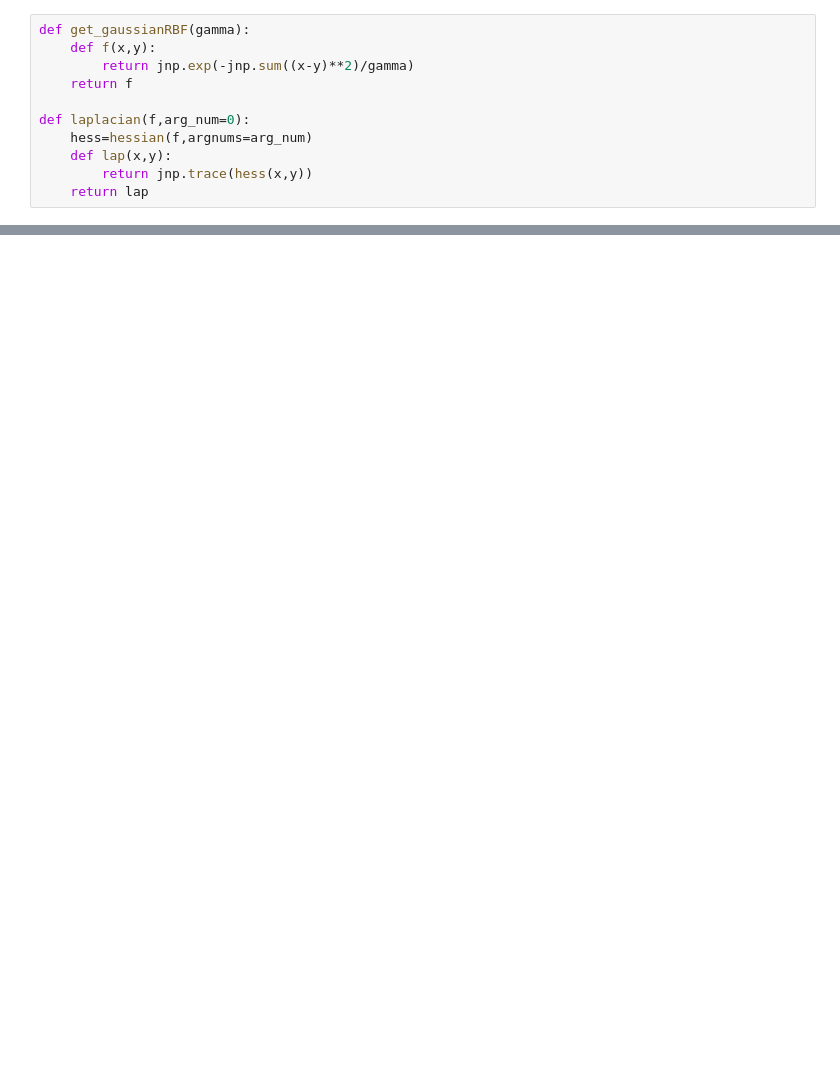
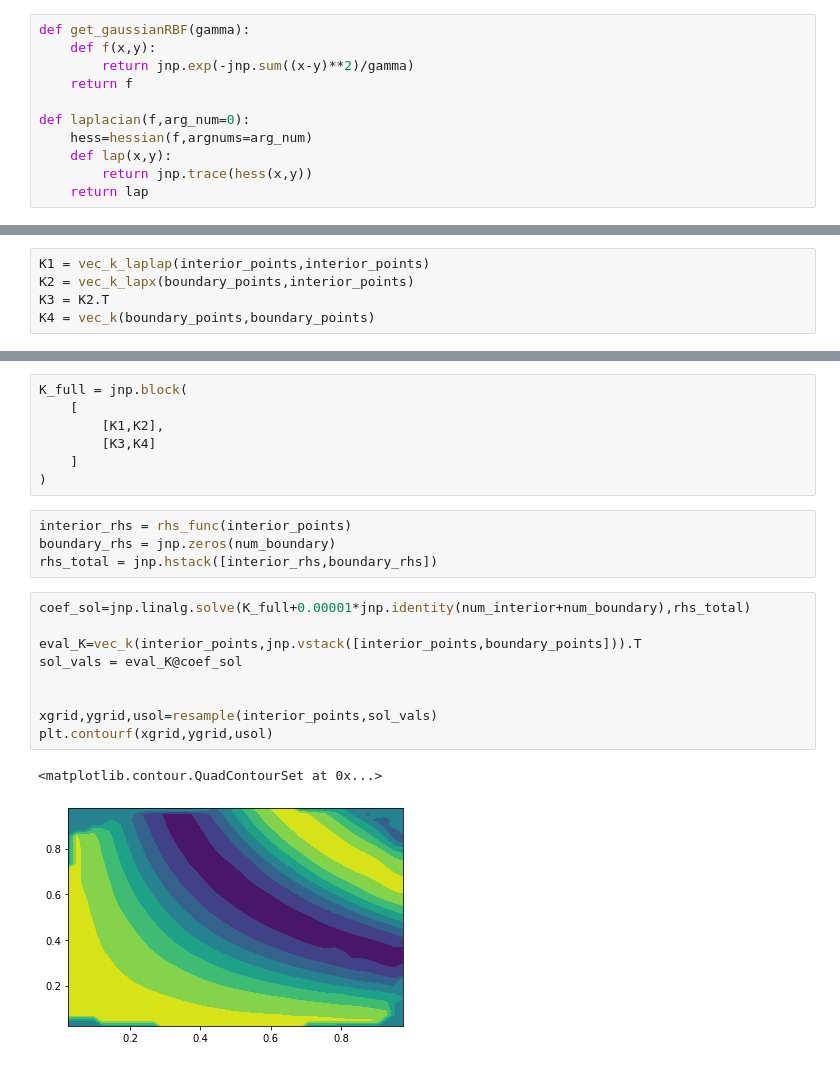
Before and after one commit to cade-b/kernel-pdes, a Jupyter notebook: basic_example.ipynb, the cells around one changed output, grey strips where cells are left out. Saved outputs shown, nothing was run; the diff lists cells and outputs as text; blank space fills up the shorter version.

```diff
--- a/basic_example.ipynb
+++ b/basic_example.ipynb
@@ -73,0 +63,5 @@ rbf.apply(x-epsy,y)
+# %%
+K1 = vec_k_laplap(interior_points,interior_points)
+K2 = vec_k_lapx(boundary_points,interior_points)
+K3 = K2.T
+K4 = vec_k(boundary_points,boundary_points)
@@ -73,0 +82,23 @@ rbf.apply(x-epsy,y)
+# %%
+K_full = jnp.block(
+    [
+        [K1,K2],
+        [K3,K4]
+    ]
+)
+# %%
+interior_rhs = rhs_func(interior_points)
+boundary_rhs = jnp.zeros(num_boundary)
+rhs_total = jnp.hstack([interior_rhs,boundary_rhs])
+# %%
+coef_sol=jnp.linalg.solve(K_full+0.00001*jnp.identity(num_interior+num_boundary),rhs_total)
+
+eval_K=vec_k(interior_points,jnp.vstack([interior_points,boundary_points])).T
+sol_vals = eval_K@coef_sol
+
+
+xgrid,ygrid,usol=resample(interior_points,sol_vals)
+plt.contourf(xgrid,ygrid,usol)
+# %% [output]
+<matplotlib.contour.QuadContourSet at 0x...>
+[figure, added]
```
Also changed, not shown: parts of 20 cells of this notebook.
